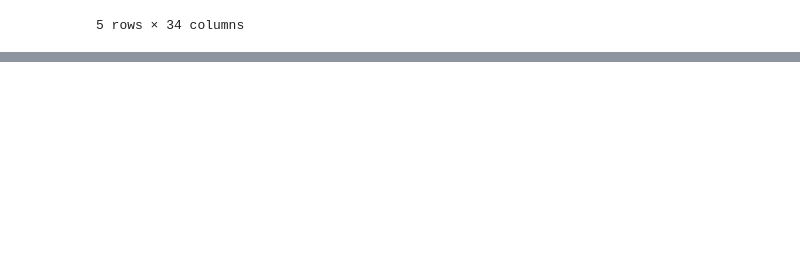
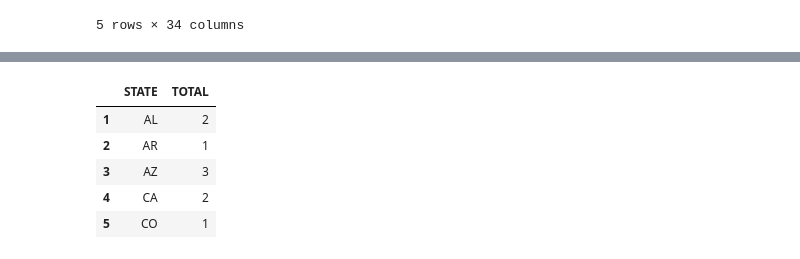
Before and after one commit to mturner49/data-viz-final-project, a Jupyter notebook: final-project-notebook.ipynb, the cells around one changed output, grey strips where cells are left out. Cells and saved outputs as stored; diff of their text form; code cells hidden in the pictures; blank space fills up the shorter version.

```diff
--- a/final-project-notebook.ipynb
+++ b/final-project-notebook.ipynb
@@ -99,0 +155,4 @@ plt.show()
+# %%
+url = 'https://raw.githubusercontent.com/mturner49/data-viz-final-project/main/2014VAERSData.csv'
+df = pd.read_csv(url, index_col=0, encoding='unicode_escape')
+df.head()
@@ -99,0 +168,5 @@ plt.show()
+# %%
+nan_value = float("NaN")
+df.replace("", nan_value, inplace=True)
+
+df.dropna(subset = ["STATE"], inplace=True)
@@ -99,0 +184,11 @@ plt.show()
+# %%
+df_total_death = df.groupby('STATE')['DIED'].apply(lambda x: (x=='Y').sum()).reset_index(name='TOTAL')
+df_total_death = df_total_death[df_total_death.TOTAL != 0]
+df_total_death.head()
+# %% [output]
+|  | STATE | TOTAL |
+| 1 | AL | 2 |
+| 2 | AR | 1 |
+| 3 | AZ | 3 |
+| 4 | CA | 2 |
+| 5 | CO | 1 |
```
Also changed, not shown: parts of 12 cells of this notebook.
